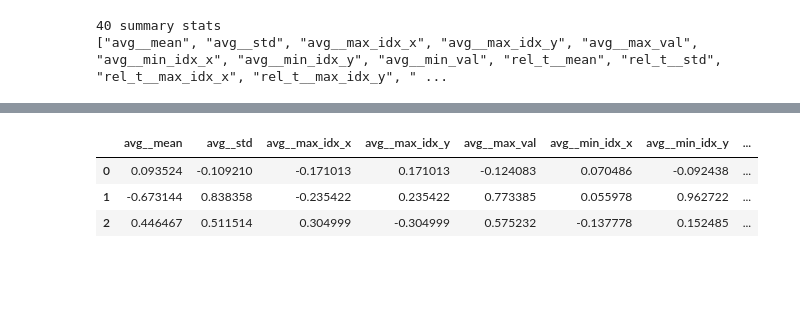
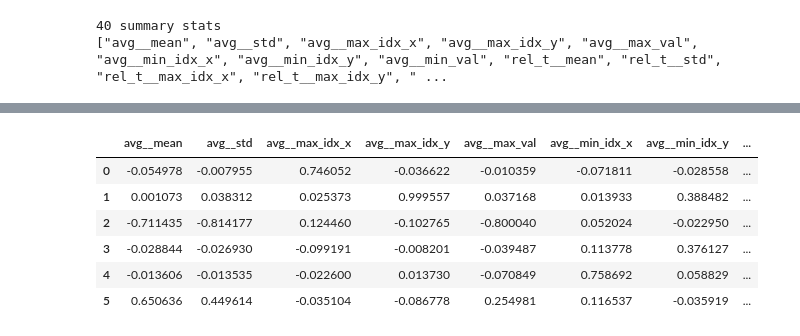
Before and after one commit to chenziao/Stylized-Cell-Inference, a Jupyter notebook: summary_stat_verification.ipynb, the cells around one changed output, grey strips where cells are left out. Cells and saved outputs as stored; diff of their text form; code cells hidden in the pictures; blank space fills up the shorter version.

```diff
--- a/summary_stat_verification.ipynb
+++ b/summary_stat_verification.ipynb
@@ -373,22 +373,40 @@ correlations2 = {column: [varied_parameter_column.corr(summ_stats_df[column])] f
 # correlations2 = dict(sorted(correlations2.items(), key=lambda item: item[1]))
 # print(json.dumps(correlations2, indent=2))
 # %%
-varied_parameter_column = all_param['r_t']
+varied_parameter_column = all_param['z']
 correlations3 = {column: [varied_parameter_column.corr(summ_stats_df[column])] for column in summ_stats_df}
 # correlations3 = dict(sorted(correlations3.items(), key=lambda item: item[1]))
 # print(json.dumps(correlations3, indent=2))
+# %%
+varied_parameter_column = all_param['h']
+correlations4 = {column: [varied_parameter_column.corr(summ_stats_df[column])] for column in summ_stats_df}
+# correlations3 = dict(sorted(correlations3.items(), key=lambda item: item[1]))
+# print(json.dumps(correlations3, indent=2))
+# %%
+varied_parameter_column = all_param['phi']
+correlations5 = {column: [varied_parameter_column.corr(summ_stats_df[column])] for column in summ_stats_df}
+# correlations3 = dict(sorted(correlations3.items(), key=lambda item: item[1]))
+# print(json.dumps(correlations3, indent=2))
+# %%
+varied_parameter_column = all_param['l_t']
+correlations6 = {column: [varied_parameter_column.corr(summ_stats_df[column])] for column in summ_stats_df}
+# correlations3 = dict(sorted(correlations3.items(), key=lambda item: item[1]))
+# print(json.dumps(correlations3, indent=2))
 # %%
 combined = {}
 
 for k, v in correlations1.items():
-    combined[k] = [v[0], correlations2[k][0], correlations3[k][0]]
+    combined[k] = [v[0], correlations2[k][0], correlations3[k][0], correlations4[k][0], correlations5[k][0], correlations6[k][0]]
 
 combined_stats = pd.DataFrame.from_dict(combined)
 pd.set_option('display.max_columns', None)
 
 display(combined_stats)
 # %% [output]
 |  | avg__mean | avg__std | avg__max_idx_x | avg__max_idx_y | avg__max_val | avg__min_idx_x | avg__min_idx_y | ... |
-| 0 | 0.093524 | -0.109210 | -0.171013 | 0.171013 | -0.124083 | 0.070486 | -0.092438 | ... |
-| 1 | -0.673144 | 0.838358 | -0.235422 | 0.235422 | 0.773385 | 0.055978 | 0.962722 | ... |
-| 2 | 0.446467 | 0.511514 | 0.304999 | -0.304999 | 0.575232 | -0.137778 | 0.152485 | ... |
+| 0 | -0.054978 | -0.007955 | 0.746052 | -0.036622 | -0.010359 | -0.071811 | -0.028558 | ... |
+| 1 | 0.001073 | 0.038312 | 0.025373 | 0.999557 | 0.037168 | 0.013933 | 0.388482 | ... |
+| 2 | -0.711435 | -0.814177 | 0.124460 | -0.102765 | -0.800040 | 0.052024 | -0.022950 | ... |
+| 3 | -0.028844 | -0.026930 | -0.099191 | -0.008201 | -0.039487 | 0.113778 | 0.376127 | ... |
+| 4 | -0.013606 | -0.013535 | -0.022600 | 0.013730 | -0.070849 | 0.758692 | 0.058829 | ... |
+| 5 | 0.650636 | 0.449614 | -0.035104 | -0.086778 | 0.254981 | 0.116537 | -0.035919 | ... |
```
Also changed, not shown: parts of 6 cells of this notebook, 2 other files.
